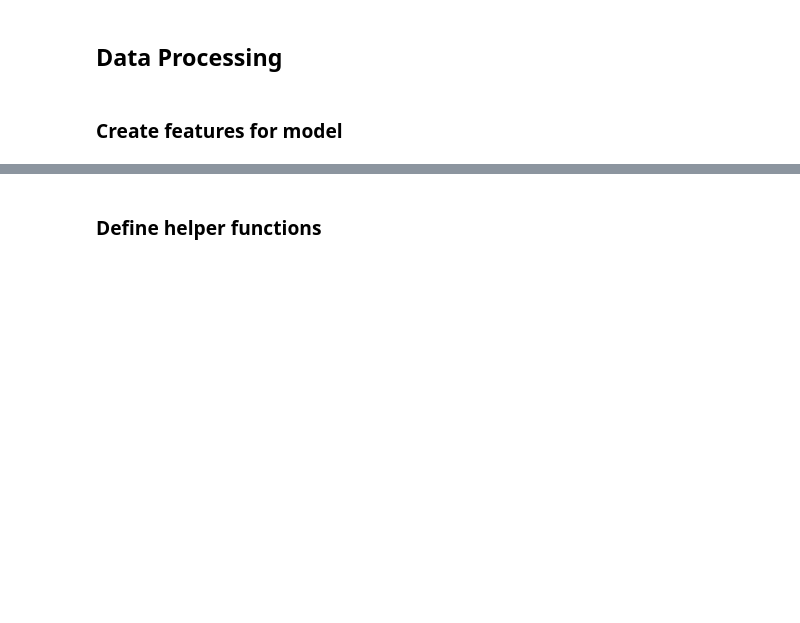
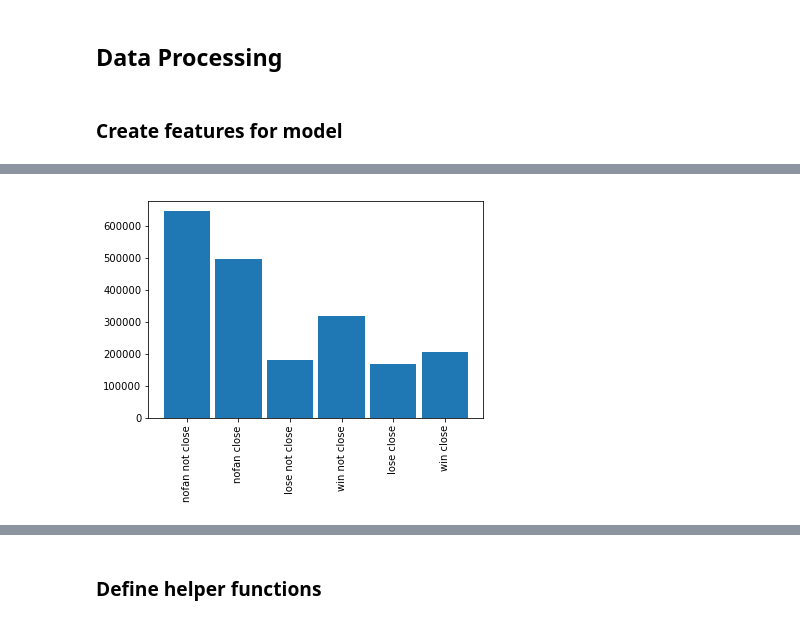
Before and after one commit to chadharness-mids/w266_final_project_merged, a Jupyter notebook: notebooks/models/Keri_Baseline_Model_April_6.ipynb, the cells around one changed output, grey strips where cells are left out. Drawn from its saved outputs; the diff is of its cells as text; code cells hidden in the pictures; blank space fills up the shorter version.

```diff
--- a/notebooks/models/Keri_Baseline_Model_April_6.ipynb
+++ b/notebooks/models/Keri_Baseline_Model_April_6.ipynb
@@ -159,0 +179,11 @@ plt.show()
+# %%
+labels, values = zip(*Counter(data.fan_close_game).items())
+
+indexes = np.arange(len(labels))
+width = .9
+
+plt.bar(indexes, values, width)
+plt.xticks(indexes, labels,rotation='vertical')
+plt.show()
+# %% [output]
+[figure, added]
```
Also changed, not shown: parts of 57 cells of this notebook.
